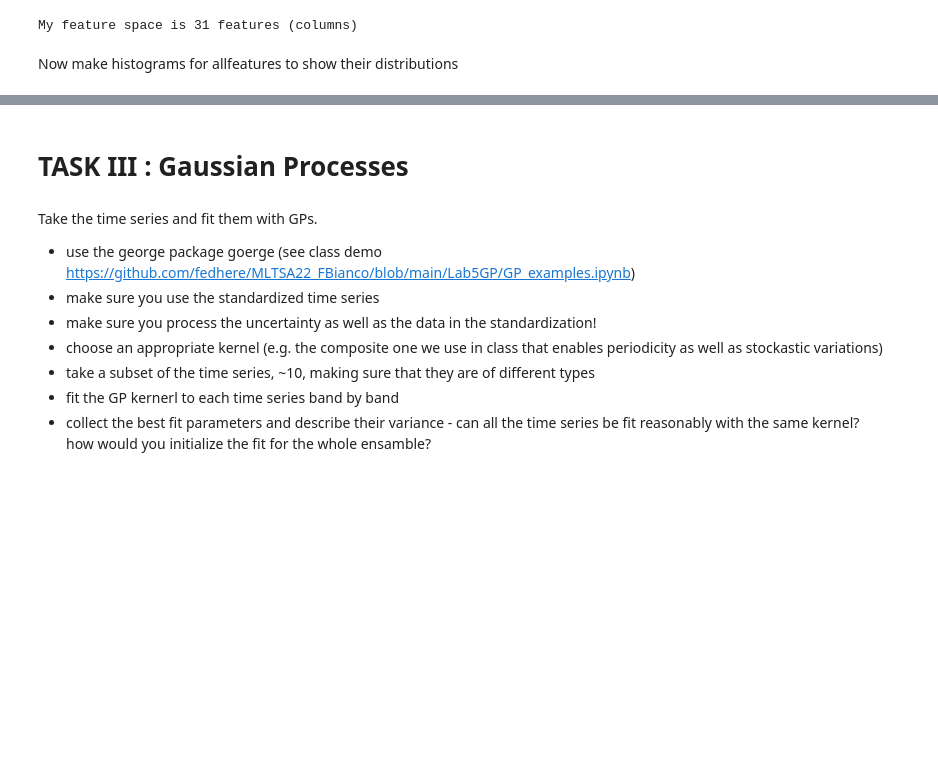
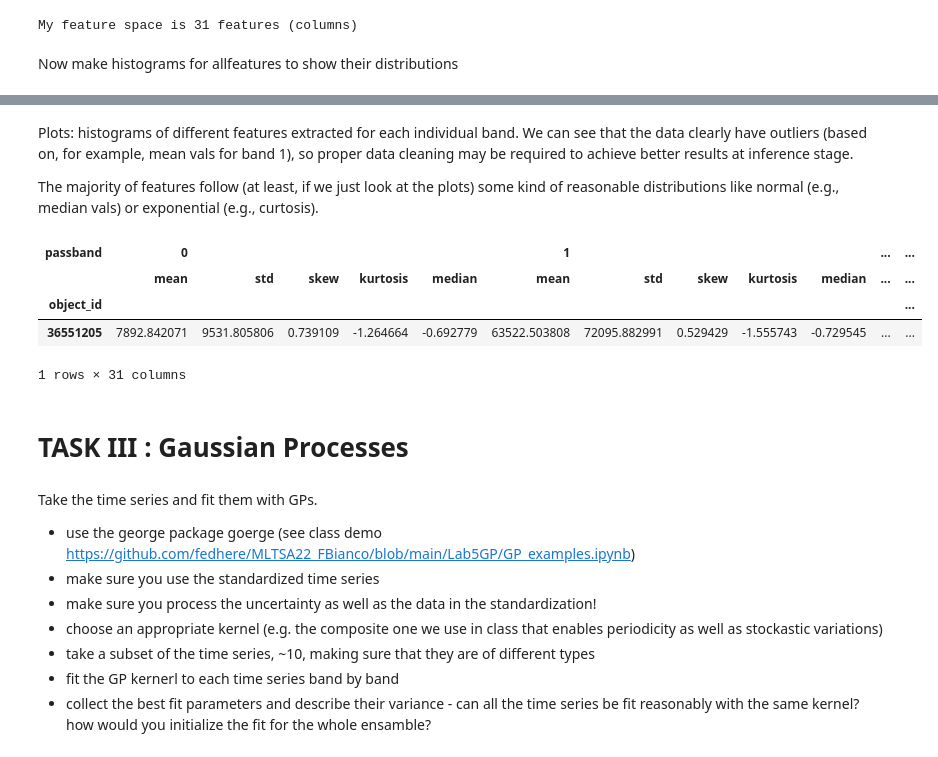
Before and after one commit to IlyaTyagin/MLTSA22_ITyagin, a Jupyter notebook: HW7/HW7_Ilya_Tyagin.ipynb, the cells around one changed output, grey strips where cells are left out. Saved outputs shown, nothing was run; the diff lists cells and outputs as text; code cells hidden in the pictures; blank space fills up the shorter version.

```diff
--- a/HW7/HW7_Ilya_Tyagin.ipynb
+++ b/HW7/HW7_Ilya_Tyagin.ipynb
@@ -611,4 +553,18 @@ for i in allfeatures.columns:
 ... (19 outputs left out)
+# %% [markdown]
+Plots: histograms of different features extracted for each individual band. We can see that the data clearly have outliers (based on, for example, mean vals for band 1), so proper data cleaning may be required to achieve better results at inference stage.
+
+The majority of features follow (at least, if we just look at the plots) some kind of reasonable distributions like normal (e.g., median vals) or exponential (e.g., curtosis).
+# %%
+## that looks like an outlier
+
+allfeatures[allfeatures[(1, 'mean')] > 60000]
+# %% [output]
+| passband | 0 |  |  |  |  | 1 |  |  |  |  | ... | ... |
+|  | mean | std | skew | kurtosis | median | mean | std | skew | kurtosis | median | ... | ... |
+| object_id |  |  |  |  |  |  |  |  |  |  |  | ... |
+| 36551205 | 7892.842071 | 9531.805806 | 0.739109 | -1.264664 | -0.692779 | 63522.503808 | 72095.882991 | 0.529429 | -1.555743 | -0.729545 | ... | ... |
+1 rows × 31 columns
 # %% [markdown]
 # TASK III : Gaussian Processes
 # %% [markdown]
```
Also changed, not shown: parts of 21 cells of this notebook.
